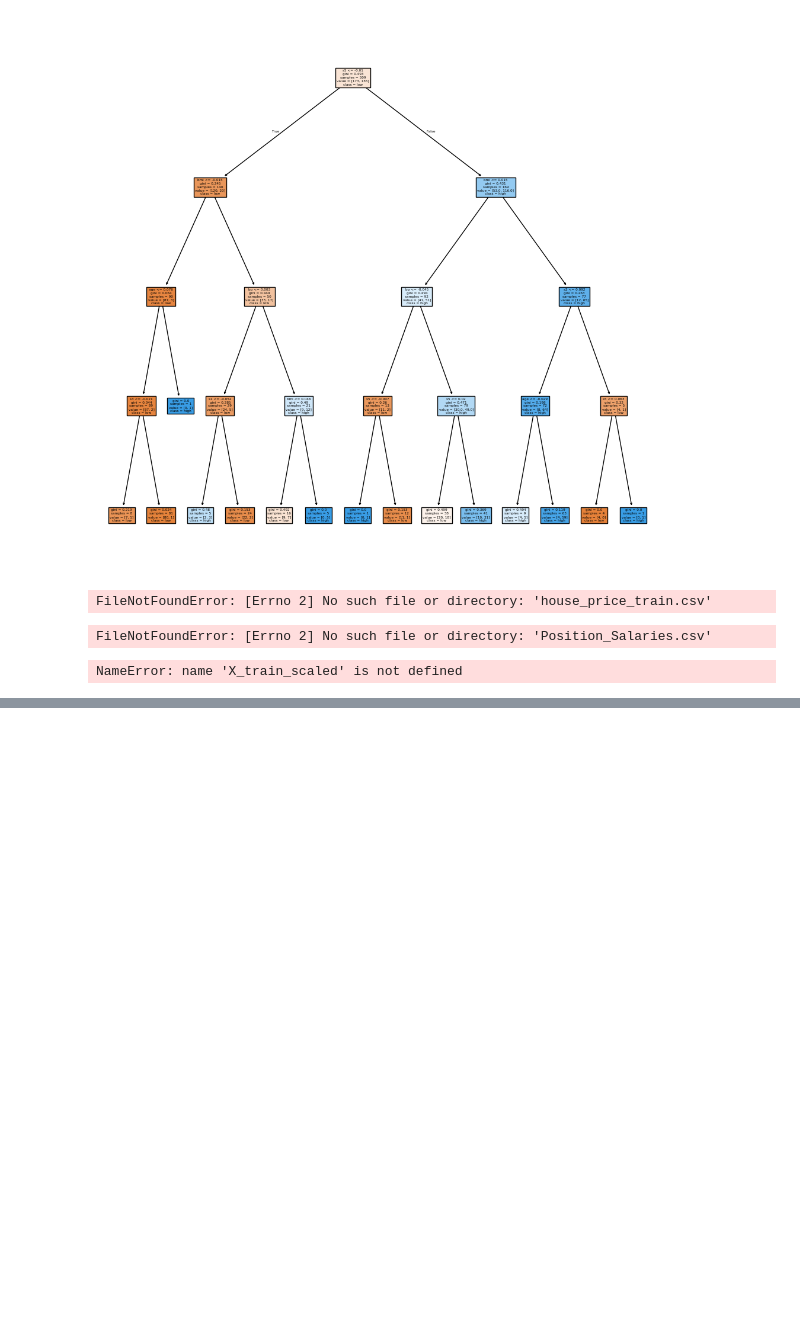
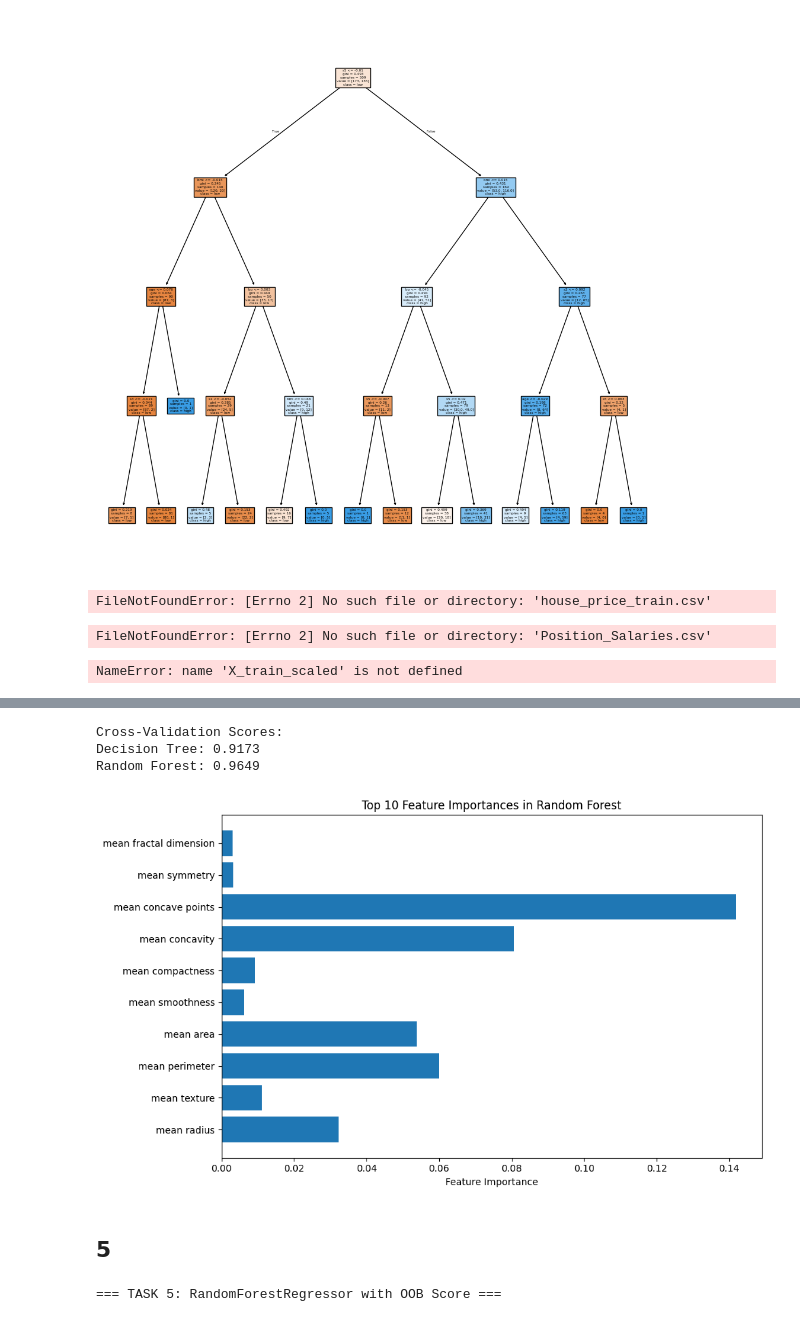
Before and after one commit to mekaviraj/ML_sem5, a Jupyter notebook: ML_LAB2.ipynb, the cells around one changed output, grey strips where cells are left out. Cells and saved outputs as stored; diff of their text form; code cells hidden in the pictures; blank space fills up the shorter version.

```diff
--- a/ML_LAB2.ipynb
+++ b/ML_LAB2.ipynb
@@ -280,0 +600,21 @@ X_ridge = df_X.loc[:, mask_ridge]
+# %%
+# Experiment with different parameters
+n_estimators_list = [1, 10, 50, 100, 200]
+max_depth_list = [None, 5, 10, 20]
+
+results = []
+
+print("\nRandom Forest Performance:")
+for n_est in n_estimators_list:
+    for max_d in max_depth_list:
+        rf = RandomForestClassifier(
+            n_estimators=n_est,
+            max_depth=max_d,
+            random_state=42
+        )
+        rf.fit(X_train, y_train)
+        train_score = rf.score(X_train, y_train)
+        test_score = rf.score(X_test, y_test)
+
+        results.append((n_est, max_d, train_score, test_score))
+        print(f"n_estimators={n_est:3d}, max_depth={max_d!s:4} | Train: {train_score:.4f}, Test: {test_score:.4f}")
@@ -280,0 +639,43 @@ X_ridge = df_X.loc[:, mask_ridge]
+# %%
+# Cross-validation comparison
+dt_cv = cross_val_score(dt, X, y, cv=5).mean()
+rf_cv = cross_val_score(RandomForestClassifier(n_estimators=100), X, y, cv=5).mean()
+
+print(f"\nCross-Validation Scores:")
+print(f"Decision Tree: {dt_cv:.4f}")
+print(f"Random Forest: {rf_cv:.4f}")
+
+# Feature importance
+rf_final = RandomForestClassifier(n_estimators=100, random_state=42)
+rf_final.fit(X_train, y_train)
+
+plt.figure(figsize=(10, 6))
+plt.barh(range(10), rf_final.feature_importances_[:10])
+plt.yticks(range(10), data.feature_names[:10])
+plt.xlabel('Feature Importance')
+plt.title('Top 10 Feature Importances in Random Forest')
+plt.tight_layout()
+plt.show()
+# %% [output]
+Cross-Validation Scores:
+Decision Tree: 0.9173
+Random Forest: 0.9649
+[figure, added]
+# %% [markdown]
+## 5
+# %%
+from sklearn.datasets import load_diabetes
+from sklearn.ensemble import RandomForestRegressor
+from sklearn.metrics import mean_squared_error, r2_score
+import numpy as np
+
+print("\n=== TASK 5: RandomForestRegressor with OOB Score ===")
+
+# Load regression dataset
+data = load_diabetes()
+X, y = data.data, data.target
+
+# Split data
+X_train, X_test, y_train, y_test = train_test_split(X, y, test_size=0.3, random_state=42)
+# %% [output]
+=== TASK 5: RandomForestRegressor with OOB Score ===
```
Also changed, not shown: parts of 28 cells of this notebook.
